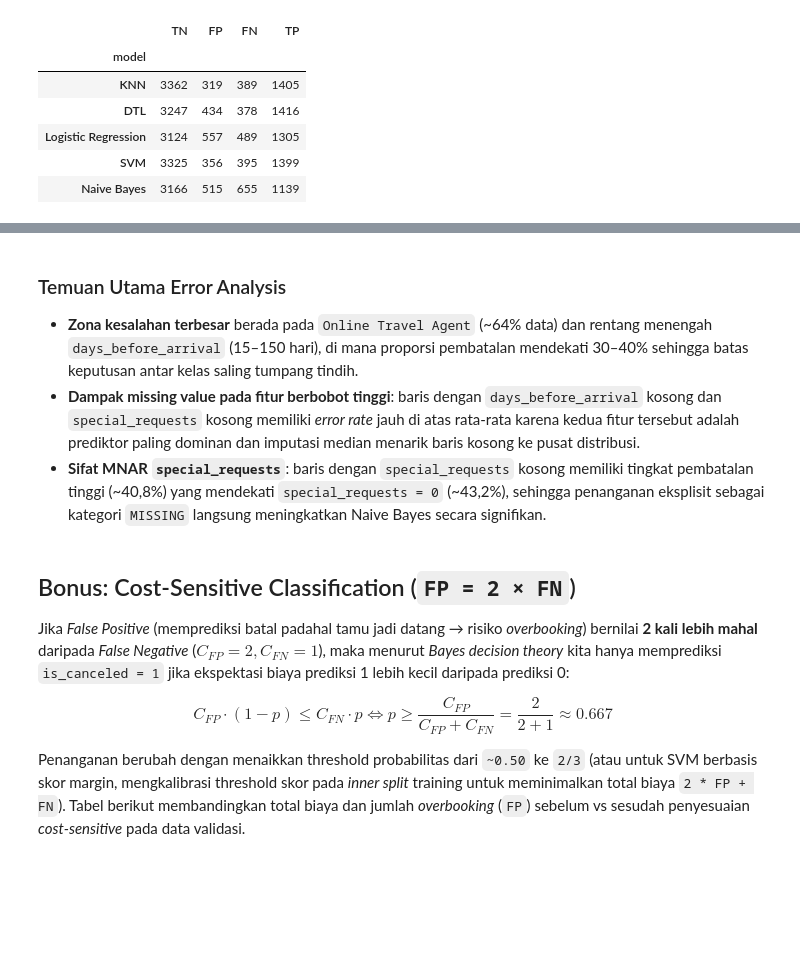
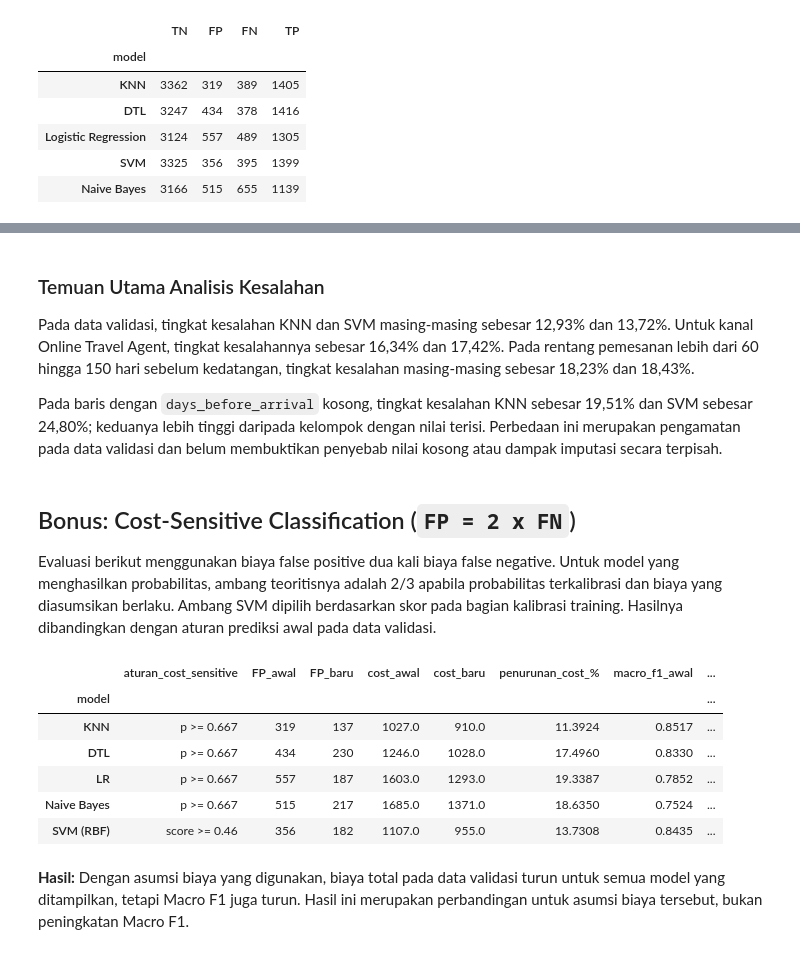
Before and after one commit to Alpaomega1136/IF3170_G31_KelompokDadakan, a Jupyter notebook: src/notebooks/IF3170_G31_KelompokDadakan.ipynb, the cells around one changed output, grey strips where cells are left out. Saved outputs shown, nothing was run; the diff lists cells and outputs as text; code cells hidden in the pictures; blank space fills up the shorter version.

Commit message:
refactor(project): standardize SVM preprocessing and improve documentation

```diff
--- a/src/notebooks/IF3170_G31_KelompokDadakan.ipynb
+++ b/src/notebooks/IF3170_G31_KelompokDadakan.ipynb
@@ -574,5 +594,5 @@ Threshold kalibrasi inner split LR: 0.415 | Epoch: 80 | Loss akhir: 0.40911
 # %%
-# 1. Kernel Linear (data terproses standar)
+# Kernel linear menggunakan data terproses standar.
 model_svm_linear = train_model(
     WorkingSetSVM(C=1.0, kernel="linear", tol=0.01, max_iter=200000, cache_mb=512),
     X_train_siap, y_train,
@@ -580,7 +600,7 @@ model_svm_linear = train_model(
 if not model_svm_linear.converged_:
     raise RuntimeError("SVM Linear belum konvergen")
 
-# 2. Kernel Polynomial (degree=2, coef0=1.0)
+# Kernel polynomial menggunakan derajat dua.
 model_svm_poly = train_model(
     WorkingSetSVM(C=1.0, kernel="polynomial", degree=2, coef0=1.0, tol=0.01, max_iter=200000, cache_mb=512),
     X_train_siap, y_train,
@@ -588,8 +608,8 @@ model_svm_poly = train_model(
 if not model_svm_poly.converged_:
     raise RuntimeError("SVM Polynomial belum konvergen")
 
-# 3. Kernel Gaussian (RBF) + SafeSVMPreprocessor (model utama SVM)
-preprocessor_svm = SafeSVMPreprocessor(
+# Kernel RBF menggunakan pembobotan fitur.
+preprocessor_svm = SVMPreprocessor(
     exponent=0.75, min_score=0.002, estimator="knn", n_neighbors=5, random_state=SEED
 )
 X_train_svm = preprocessor_svm.fit_transform(X_train, y_train)
@@ -1090,5 +972,5 @@ SVM RBF dan `SafeSVMPreprocessor` di-fit ulang pada seluruh `train.csv`.
 # %%
-preprocessor_svm_final = SafeSVMPreprocessor(
+preprocessor_svm_final = SVMPreprocessor(
     exponent=0.75, min_score=0.002, estimator="knn", n_neighbors=5, random_state=SEED
 )
 X_lengkap_svm = preprocessor_svm_final.fit_transform(X_lengkap, y_lengkap)
@@ -1101,8 +983,8 @@ if not model_svm_final.converged_:
     raise RuntimeError("SVM final belum konvergen")
 
 output_svm = root / "output" / "SVM"
-save_model(model_svm_final, preprocessor_svm_final, output_svm, "svm_safe")
-model_svm_muat, preprocessor_svm_muat = load_model(output_svm, "svm_safe")
+save_model(model_svm_final, preprocessor_svm_final, output_svm, "svm")
+model_svm_muat, preprocessor_svm_muat = load_model(output_svm, "svm")
 assert np.array_equal(
     model_svm_final.predict(preprocessor_svm_final.transform(X_test.head(20))),
     model_svm_muat.predict(preprocessor_svm_muat.transform(X_test.head(20))),
@@ -1226,6 +1116,6 @@ Tabel berikut membandingkan hasil pada data validasi yang sama. TN: tidak batal
 # %%
 model_validasi = {
-    "KNN": (model_knn_mi, X_valid_knn_mi),
+    "KNN": (model_knn, X_valid_knn),
     "DTL": (model_dtl, X_valid_dtl),
     "Logistic Regression": (model_lr, X_valid_lr),
     "SVM": (model_svm, X_valid_svm),
@@ -1319,18 +1211,15 @@ Error rate berdasarkan nilai kosong fitur utama:
 | room_category | 192 | 0.3229 | 0.1354 | 0.1291 | 0.1406 | 0.1370 |
 | meal_package | 357 | 0.2885 | 0.1008 | 0.1313 | 0.0980 | 0.1399 |
 # %% [markdown]
-### Temuan Utama Error Analysis
-- **Zona kesalahan terbesar** berada pada `Online Travel Agent` (~64% data) dan rentang menengah `days_before_arrival` (15–150 hari), di mana proporsi pembatalan mendekati 30–40% sehingga batas keputusan antar kelas saling tumpang tindih.
-- **Dampak missing value pada fitur berbobot tinggi**: baris dengan `days_before_arrival` kosong dan `special_requests` kosong memiliki *error rate* jauh di atas rata-rata karena kedua fitur tersebut adalah prediktor paling dominan dan imputasi median menarik baris kosong ke pusat distribusi.
-- **Sifat MNAR `special_requests`**: baris dengan `special_requests` kosong memiliki tingkat pembatalan tinggi (~40,8%) yang mendekati `special_requests = 0` (~43,2%), sehingga penanganan eksplisit sebagai kategori `MISSING` langsung meningkatkan Naive Bayes secara signifikan.
+### Temuan Utama Analisis Kesalahan
+
+Pada data validasi, tingkat kesalahan KNN dan SVM masing-masing sebesar 12,93% dan 13,72%. Untuk kanal Online Travel Agent, tingkat kesalahannya sebesar 16,34% dan 17,42%. Pada rentang pemesanan lebih dari 60 hingga 150 hari sebelum kedatangan, tingkat kesalahan masing-masing sebesar 18,23% dan 18,43%.
+
+Pada baris dengan `days_before_arrival` kosong, tingkat kesalahan KNN sebesar 19,51% dan SVM sebesar 24,80%; keduanya lebih tinggi daripada kelompok dengan nilai terisi. Perbedaan ini merupakan pengamatan pada data validasi dan belum membuktikan penyebab nilai kosong atau dampak imputasi secara terpisah.
 # %% [markdown]
-## Bonus: Cost-Sensitive Classification (`FP = 2 × FN`)
+## Bonus: Cost-Sensitive Classification (`FP = 2 x FN`)
 
-Jika *False Positive* (memprediksi batal padahal tamu jadi datang → risiko *overbooking*) bernilai **2 kali lebih mahal** daripada *False Negative* ($C_{FP} = 2, C_{FN} = 1$), maka menurut *Bayes decision theory* kita hanya memprediksi `is_canceled = 1` jika ekspektasi biaya prediksi 1 lebih kecil daripada prediksi 0:
-
-$$C_{FP} \cdot (1 - p) \le C_{FN} \cdot p \iff p \ge \frac{C_{FP}}{C_{FP} + C_{FN}} = \frac{2}{2 + 1} \approx 0.667$$
-
-Penanganan berubah dengan menaikkan threshold probabilitas dari `~0.50` ke `2/3` (atau untuk SVM berbasis skor margin, mengkalibrasi threshold skor pada *inner split* training untuk meminimalkan total biaya `2 * FP + FN`). Tabel berikut membandingkan total biaya dan jumlah *overbooking* (`FP`) sebelum vs sesudah penyesuaian *cost-sensitive* pada data validasi.
+Evaluasi berikut menggunakan biaya false positive dua kali biaya false negative. Untuk model yang menghasilkan probabilitas, ambang teoritisnya adalah 2/3 apabila probabilitas terkalibrasi dan biaya yang diasumsikan berlaku. Ambang SVM dipilih berdasarkan skor pada bagian kalibrasi training. Hasilnya dibandingkan dengan aturan prediksi awal pada data validasi.
 # %%
 COST_FP, COST_FN = 2.0, 1.0
 TH_BAYES = COST_FP / (COST_FP + COST_FN)  # 2/3 ~= 0.6667
@@ -1349,34 +1238,44 @@ def eval_cost(y_true, pred):
 # Untuk SVM (skor margin non-probabilistik), cari threshold biaya minimum pada inner split training
 X_sv_it, X_sv_ic, y_sv_it, y_sv_ic = train_test_split(
     X_train, y_train, test_size=0.2, random_state=SEED, stratify=y_train
 )
-p_sv_cal = SafeSVMPreprocessor(
+p_sv_cal = SVMPreprocessor(
     exponent=0.75, min_score=0.002, estimator="knn", n_neighbors=5, random_state=SEED
 )
 m_sv_cal = WorkingSetSVM(
     C=4, gamma=0.16, kernel="rbf", tol=0.003, max_iter=200000, cache_mb=512
 ).fit(p_sv_cal.fit_transform(X_sv_it, y_sv_it), y_sv_it)
 sv_ic_scores = m_sv_cal.decision_function(p_sv_cal.transform(X_sv_ic))
 th_svm_cost = min(
     np.linspace(-0.5, 1.2, 86),
     key=lambda t: eval_cost(y_sv_ic, (sv_ic_scores >= t).astype(int))["total_cost"],
 )
 
 baris_cost = []
 for nama, pred_def, pred_cs, info_th in [
-    ("KNN (MI k=15)", model_knn_mi.predict(X_valid_knn_mi), model_knn_mi.predict(X_valid_knn_mi, threshold=TH_BAYES), f"p >= {TH_BAYES:.3f}"),
+    ("KNN", model_knn.predict(X_valid_knn), model_knn.predict(X_valid_knn, threshold=TH_BAYES), f"p >= {TH_BAYES:.3f}"),
     ("DTL", model_dtl.predict(X_valid_dtl), model_dtl.predict(X_valid_dtl, threshold=TH_BAYES), f"p >= {TH_BAYES:.3f}"),
-    ("LR (FE)", model_lr.predict(X_valid_lr), model_lr.predict(X_valid_lr, threshold=TH_BAYES), f"p >= {TH_BAYES:.3f}"),
+    ("LR", model_lr.predict(X_valid_lr), model_lr.predict(X_valid_lr, threshold=TH_BAYES), f"p >= {TH_BAYES:.3f}"),
     ("Naive Bayes", model_nb.predict(X_valid_nb), model_nb.predict(X_valid_nb, threshold=TH_BAYES), f"p >= {TH_BAYES:.3f}"),
-    ("SVM (RBF Safe)", model_svm.predict(X_valid_svm), (model_svm.decision_function(X_valid_svm) >= th_svm_cost).astype(int), f"score >= {th_svm_cost:.2f}"),
+    ("SVM (RBF)", model_svm.predict(X_valid_svm), (model_svm.decision_function(X_valid_svm) >= th_svm_cost).astype(int), f"score >= {th_svm_cost:.2f}"),
 ]:
     d = eval_cost(y_valid, pred_def)
     c = eval_cost(y_valid, pred_cs)
     baris_cost.append({
         "model": nama, "aturan_cost_sensitive": info_th,
         "FP_awal": d["FP (overbook)"], "FP_baru": c["FP (overbook)"],
         "cost_awal": d["total_cost"], "cost_baru": c["total_cost"],
         "penurunan_cost_%": (d["total_cost"] - c["total_cost"]) / d["total_cost"] * 100,
         "macro_f1_awal": d["macro_f1"], "macro_f1_baru": c["macro_f1"],
     })
 display(pd.DataFrame(baris_cost).set_index("model").round(4))
+# %% [output]
+|  | aturan_cost_sensitive | FP_awal | FP_baru | cost_awal | cost_baru | penurunan_cost_% | macro_f1_awal | ... |
+| model |  |  |  |  |  |  |  | ... |
+| KNN | p >= 0.667 | 319 | 137 | 1027.0 | 910.0 | 11.3924 | 0.8517 | ... |
+| DTL | p >= 0.667 | 434 | 230 | 1246.0 | 1028.0 | 17.4960 | 0.8330 | ... |
+| LR | p >= 0.667 | 557 | 187 | 1603.0 | 1293.0 | 19.3387 | 0.7852 | ... |
+| Naive Bayes | p >= 0.667 | 515 | 217 | 1685.0 | 1371.0 | 18.6350 | 0.7524 | ... |
+| SVM (RBF) | score >= 0.46 | 356 | 182 | 1107.0 | 955.0 | 13.7308 | 0.8435 | ... |
+# %% [markdown]
+**Hasil:** Dengan asumsi biaya yang digunakan, biaya total pada data validasi turun untuk semua model yang ditampilkan, tetapi Macro F1 juga turun. Hasil ini merupakan perbandingan untuk asumsi biaya tersebut, bukan peningkatan Macro F1.
```
Also changed, not shown: parts of 111 cells of this notebook, 16 other files.
